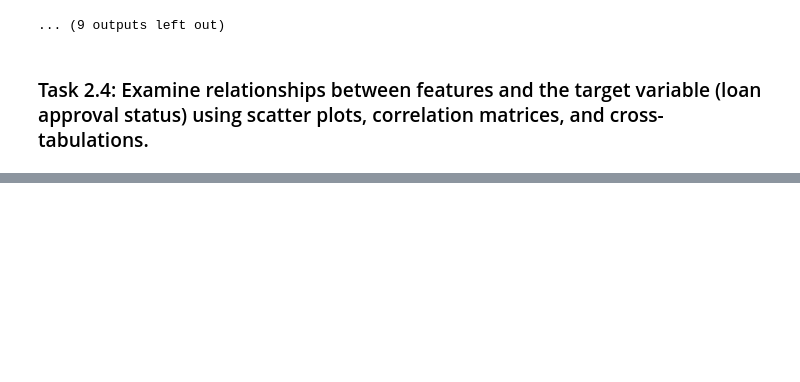
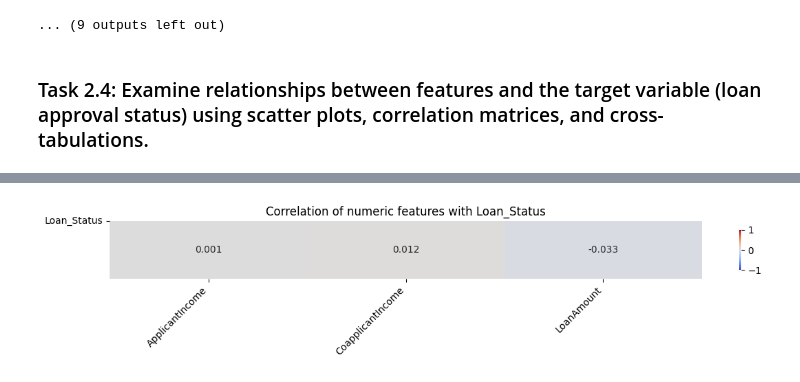
Before and after one commit to DuoDduo/Ai-Fellowship-module-3, a Jupyter notebook: Tasks/Task25/task25.ipynb, the cells around one changed output, grey strips where cells are left out. Drawn from its saved outputs; the diff is of its cells as text; code cells hidden in the pictures; blank space fills up the shorter version.

```diff
--- a/Tasks/Task25/task25.ipynb
+++ b/Tasks/Task25/task25.ipynb
@@ -551,0 +605,2 @@ Passing `palette` without assigning `hue` is deprecated and will be removed in v
+# %%
+loan_data["Loan_Status"]=loan_data["Loan_Status"].map({"Y":1,"N":0})
@@ -551,0 +628,24 @@ Passing `palette` without assigning `hue` is deprecated and will be removed in v
+# %%
+def correlation_with_target(loan_data, target_col, figsize =(10,3)):
+
+    """
+    Plots a heatmap showing correlation of each numeric feature against target_col.
+    Returns a Series of correlations (sorted by absolute magnitude).
+    """
+    corrs = loan_data[numerical].corrwith(loan_data[target_col])
+    corrs_df =corrs.to_frame(name="corr").T
+
+
+    plt.figure(figsize=figsize)
+    sns.heatmap(corrs_df,annot=True,fmt=".3f",cmap="coolwarm",center = 0,vmin= -1,vmax=1,cbar_kws={"orientation": "vertical", "shrink":0.7})
+    plt.xticks(rotation=45, ha="right")
+    plt.yticks([0], [target_col], rotation=0)
+    plt.title(f"Correlation of numeric features with {target_col}", fontsize = 12)
+    plt.tight_layout()
+    plt.show()
+
+    return corrs.reindex(corrs.abs().sort_values(ascending=False).index)
+# %%
+corr_series = correlation_with_target(loan_data, "Loan_Status", figsize=(12, 2.5))
+# %% [output]
+[figure, added]
```
Also changed, not shown: parts of 38 cells of this notebook, 10 other files.
